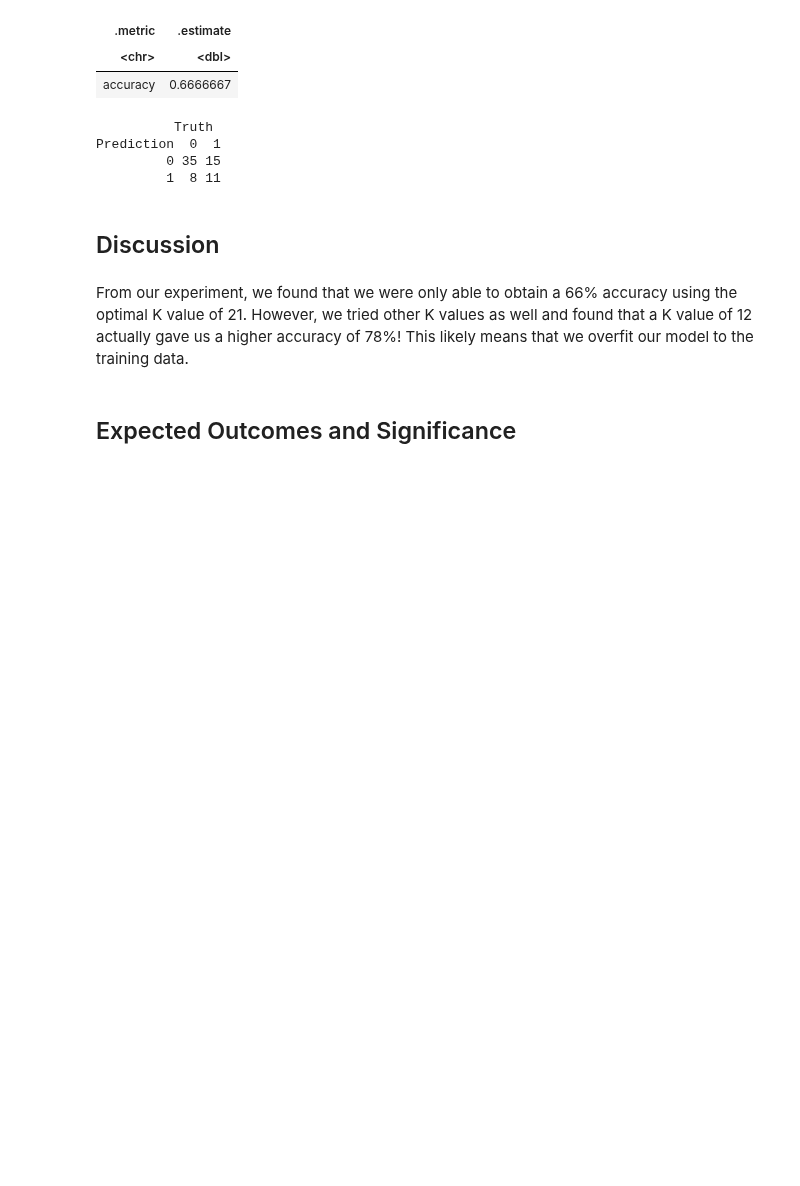
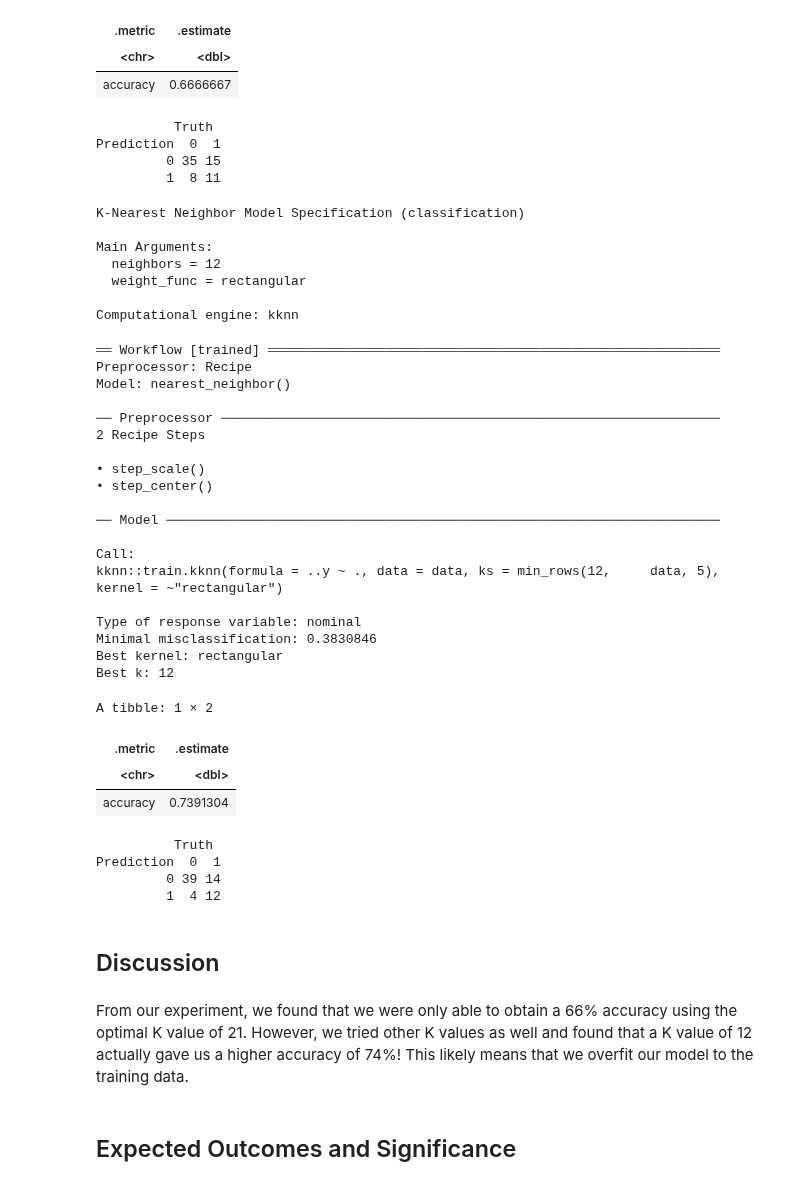
Before and after one commit to elshire7311/dsci100_group73, a Jupyter notebook: heart_analysis.ipynb, the cells around one changed output. Drawn from its saved outputs; the diff is of its cells as text; code cells hidden in the pictures; blank space fills up the shorter version.

Commit message:
Add data analysis for k=12

```diff
--- a/heart_analysis.ipynb
+++ b/heart_analysis.ipynb
@@ -447,10 +447,77 @@ A tibble: 1 × 2
 Prediction  0  1
          0 35 15
          1  8 11
+# %%
+# Testing neighbors = 12
+knn_best_spec <- nearest_neighbor(weight_func = "rectangular", neighbors = 12) |>
+  set_engine("kknn") |>
+  set_mode("classification")
+
+knn_best_spec
+
+hungarian_fit <- workflow() |>
+  add_recipe(hungarian_recipe) |>
+  add_model(knn_best_spec) |>
+  fit(data = hungarian_train)
+
+hungarian_fit
+
+# Get the prediction column
+hungarian_predictions <- predict(hungarian_fit, hungarian_test) |>
+    bind_cols(hungarian_test)
+
+# Compare the accuracy of predictions to the true values in the test set
+hungarian_accuracy <- hungarian_predictions |>
+    metrics(truth = diagnosis, estimate = .pred_class) |>
+    select(.metric, .estimate) |>
+    head(1)
+
+hungarian_accuracy
+
+# Compare the predictions to the true values in a confusion matrix
+hungarian_comparison <- hungarian_predictions |>
+    conf_mat(truth = diagnosis, estimate = .pred_class)
+
+hungarian_comparison
+# %% [output]
+K-Nearest Neighbor Model Specification (classification)
+
+Main Arguments:
+  neighbors = 12
+  weight_func = rectangular
+
+Computational engine: kknn
+══ Workflow [trained] ══════════════════════════════════════════════════════════
+Preprocessor: Recipe
+Model: nearest_neighbor()
+
+── Preprocessor ────────────────────────────────────────────────────────────────
+2 Recipe Steps
+
+• step_scale()
+• step_center()
+
+── Model ───────────────────────────────────────────────────────────────────────
+
+Call:
+kknn::train.kknn(formula = ..y ~ ., data = data, ks = min_rows(12,     data, 5), kernel = ~"rectangular")
+
+Type of response variable: nominal
+Minimal misclassification: 0.3830846
+Best kernel: rectangular
+Best k: 12
+A tibble: 1 × 2
+| .metric | .estimate |
+| <chr> | <dbl> |
+| accuracy | 0.7391304 |
+          Truth
+Prediction  0  1
+         0 39 14
+         1  4 12
 # %% [markdown]
 ## Discussion
 # %% [markdown]
-From our experiment, we found that we were only able to obtain a 66% accuracy using the optimal K value of 21. However, we tried other K values as well and found that a K value of 12 actually gave us a higher accuracy of 78%! This likely means that we overfit our model to the training data.
+From our experiment, we found that we were only able to obtain a 66% accuracy using the optimal K value of 21. However, we tried other K values as well and found that a K value of 12 actually gave us a higher accuracy of 74%! This likely means that we overfit our model to the training data.
 # %% [markdown]
 ## Expected Outcomes and Significance
 # %% [markdown]
```
Also changed, not shown: parts of 1 cell of this notebook.
